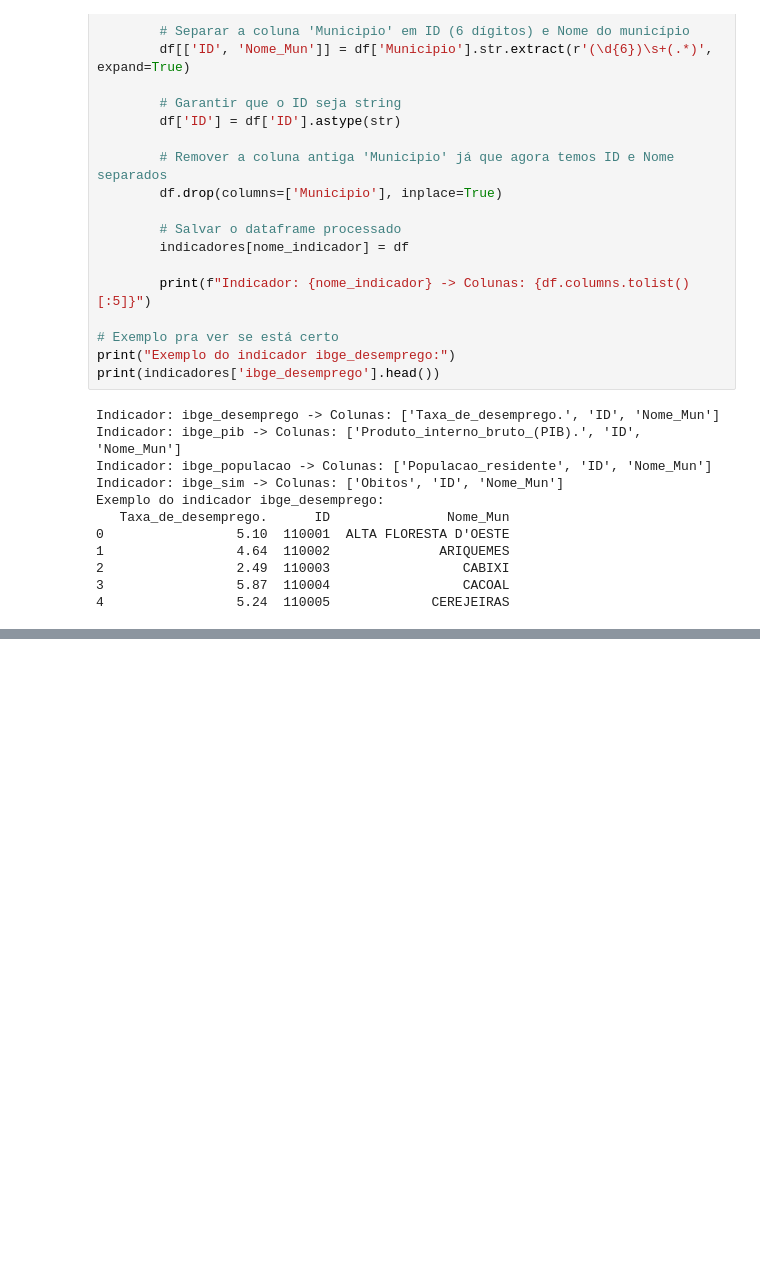
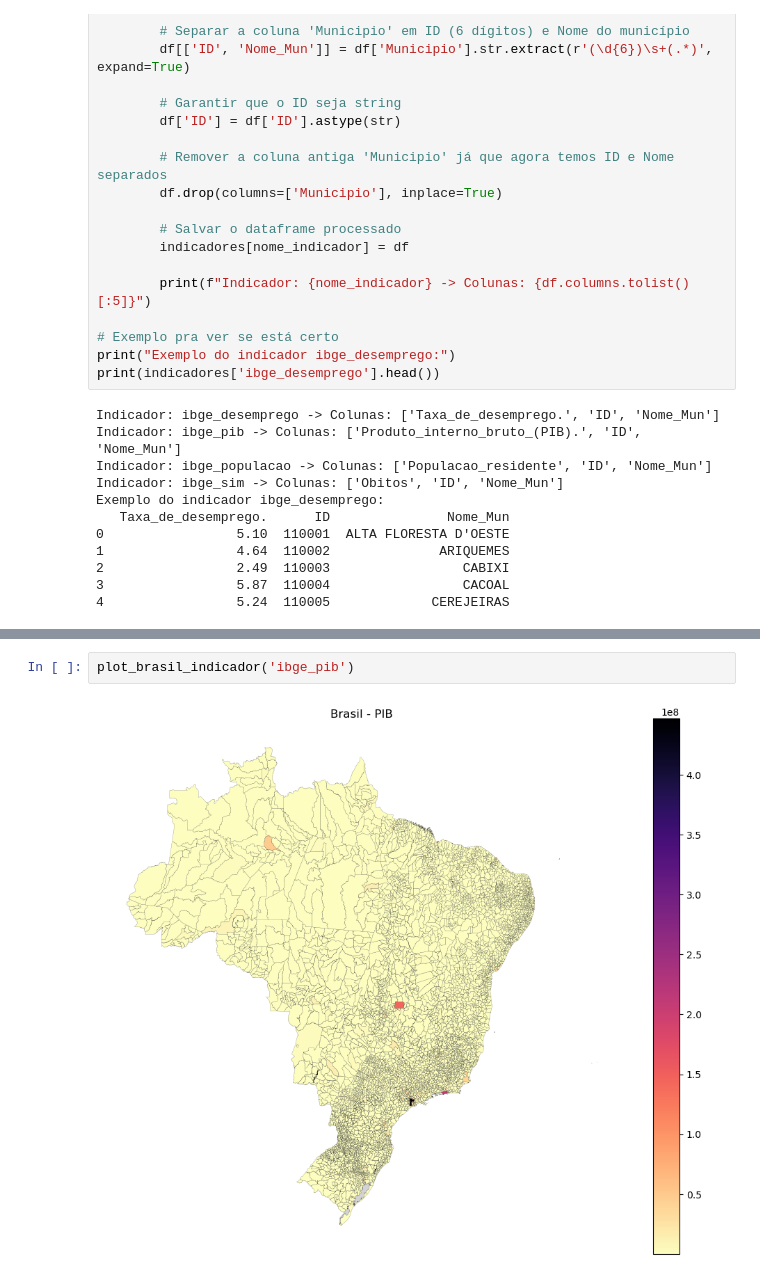
Before and after one commit to raphhax/FundamentosCienciaDados, a Jupyter notebook: Projeto/projeto2025.ipynb, the cells around one changed output, grey strips where cells are left out. Cells and saved outputs as stored; diff of their text form; blank space fills up the shorter version.

```diff
--- a/Projeto/projeto2025.ipynb
+++ b/Projeto/projeto2025.ipynb
@@ -134,0 +321,4 @@ Executing transaction: ...working... done
+# %%
+plot_brasil_indicador('ibge_pib')
+# %% [output]
+[figure, added]
```
Also changed, not shown: parts of 12 cells of this notebook.
